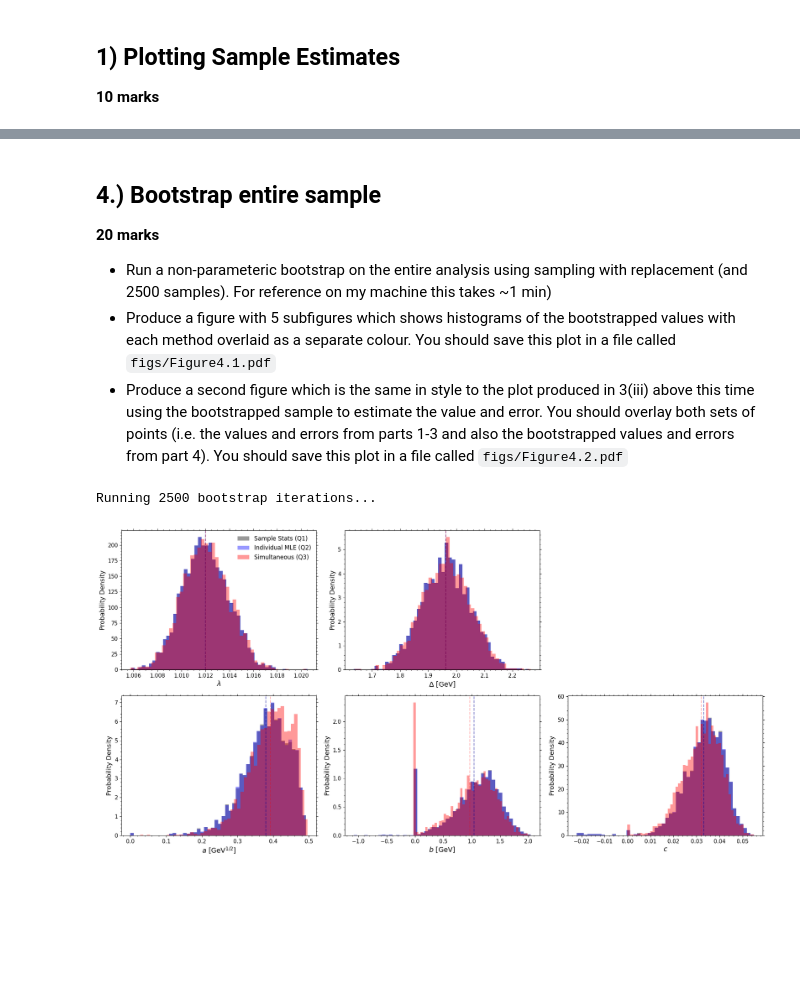
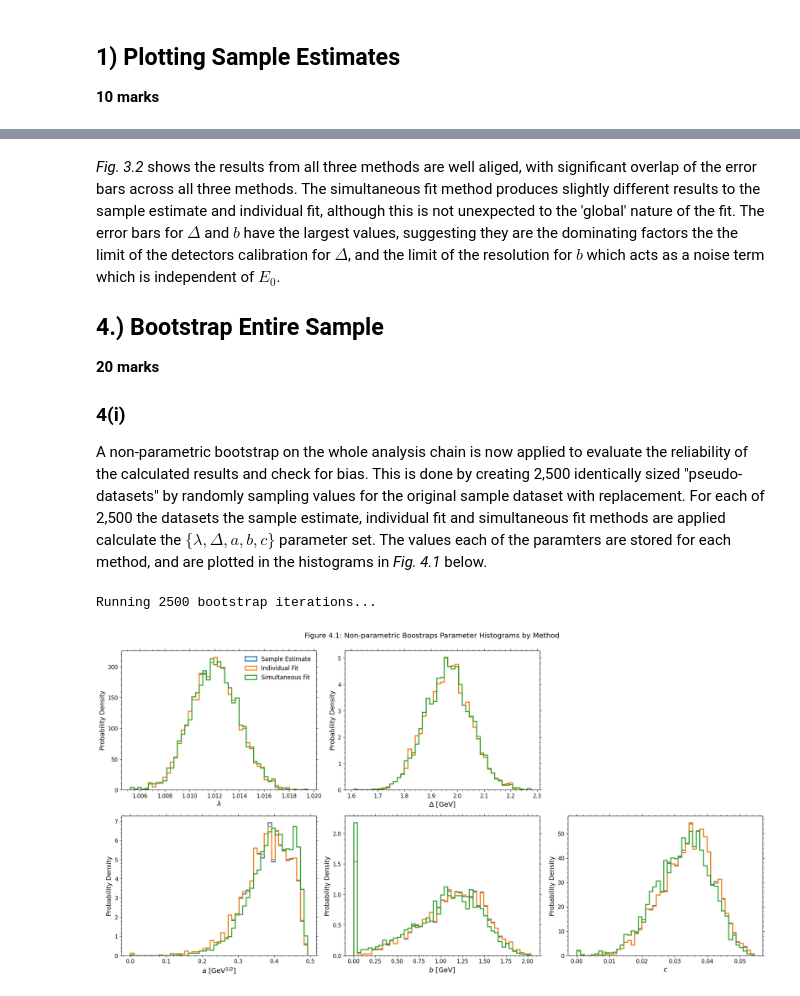
Before and after one commit to harveydgb/photon-detector-calibration, a Jupyter notebook: notebooks/solution.ipynb, the cells around one changed output, grey strips where cells are left out. Drawn from its saved outputs; the diff is of its cells as text; code cells hidden in the pictures; blank space fills up the shorter version.

```diff
--- a/notebooks/solution.ipynb
+++ b/notebooks/solution.ipynb
@@ -174,23 +250,17 @@ fig.savefig("../figs/Figure3.2.pdf")
 # %% [markdown]
-## 4.) Bootstrap entire sample
+*Fig. 3.2* shows the results from all three methods are well aliged, with significant overlap of the error bars across all three methods. The simultaneous fit method produces slightly different results to the sample estimate and individual fit, although this is not unexpected to the 'global' nature of the fit. The error bars for $\Delta$ and $b$ have the largest values, suggesting they are the dominating factors the the limit of the detectors calibration for $\Delta$, and the limit of the resolution for $b$ which acts as a noise term which is independent of $E_0$.
+
+## 4.) Bootstrap Entire Sample
 **20 marks**
-- Run a non-parameteric bootstrap on the entire analysis using sampling with replacement (and 2500 samples). For reference on my machine this takes ~1 min)
-- Produce a figure with 5 subfigures which shows histograms of the bootstrapped values with each method overlaid as a separate colour. You should save this plot in a file called `figs/Figure4.1.pdf`
-- Produce a second figure which is the same in style to the plot produced in 3(iii) above this time using the bootstrapped sample to estimate the value and error. You should overlay both sets of points (i.e. the values and errors from parts 1-3 and also the bootstrapped values and errors from part 4). You should save this plot in a file called `figs/Figure4.2.pdf`
+
+### 4(i)
+A non-parametric bootstrap on the whole analysis chain is now applied to evaluate the reliability of the calculated results and check for bias. This is done by creating 2,500 identically sized "pseudo-datasets" by randomly sampling values for the original sample dataset with replacement. For each of 2,500 the datasets the sample estimate, individual fit and simultaneous fit methods are applied calculate the $\{\lambda, \Delta, a, b, c\}$ parameter set. The values each of the paramters are stored for each method, and are plotted in the histograms in *Fig. 4.1* below.
 # %%
 from s1_sol import q4
 
-fig = q4.boot_and_plot_hists_all_methods(df, n_boot =2500)
+fig, boot_results = q4.boot_and_plot_hists_all_methods(df, n_boot =2500)
 
 fig.savefig("../figs/Figure4.1.pdf")
-
-#to do:
-# get rid all this rubbish prinign below
-# get rid of negative a, b, and c values, can seee these on the hsitograms and theyre wrong i think? just research it quickly
-#this may solve the firs tproblem
-
-#function to find mean of bootstraps
-# then use function to plots for 3ii and 4ii, but this is more of a discussion to have with outher people so wait till theyve done theirs
 # %% [output]
 Running 2500 bootstrap iterations...
-[figure, old version]
+[figure, new version]
```
Also changed, not shown: parts of 25 cells of this notebook, 18 other files.
